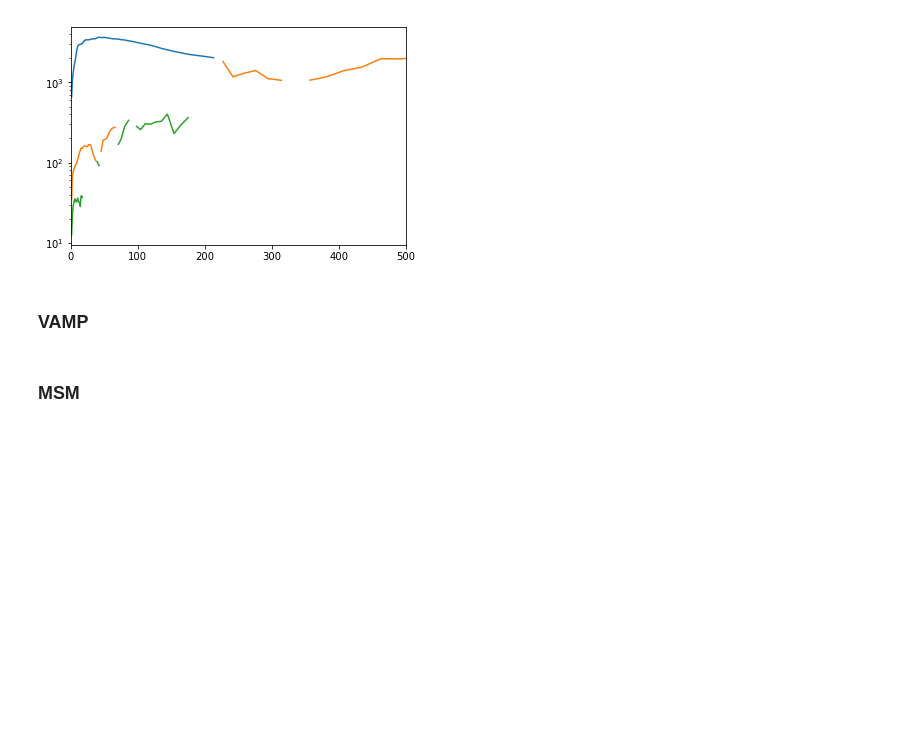
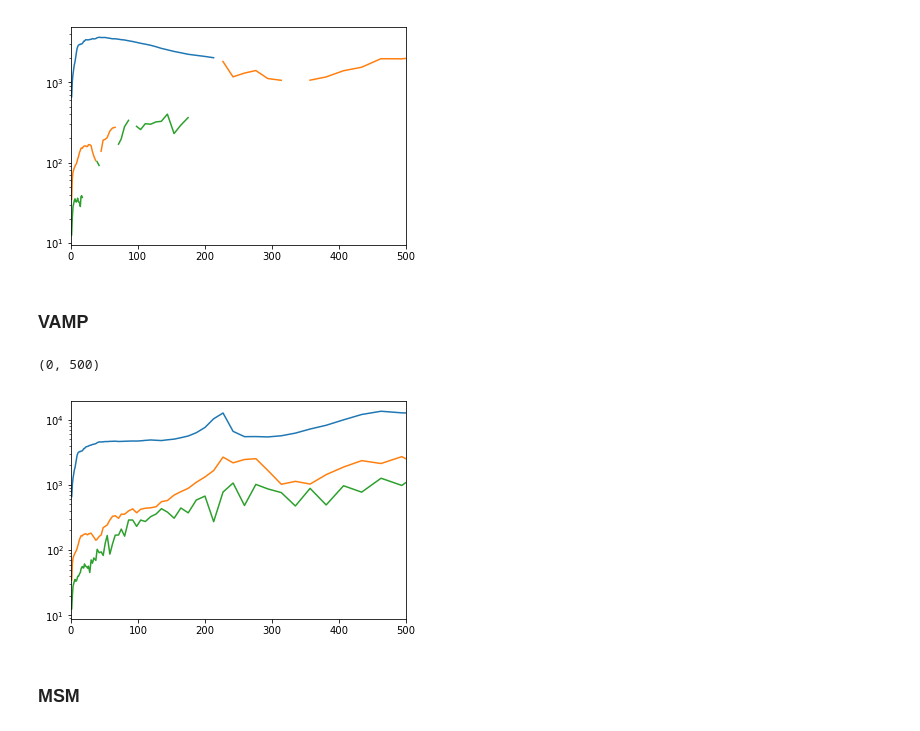
Before and after one commit to RobertArbon/water_diffusion, a Jupyter notebook: classification_explanation.ipynb, the cells around one changed output. Saved outputs shown, nothing was run; the diff lists cells and outputs as text; code cells hidden in the pictures; blank space fills up the shorter version.

```diff
--- a/classification_explanation.ipynb
+++ b/classification_explanation.ipynb
@@ -120,6 +122,13 @@ plt.xlim(0, 500)
 vamps = [coor.vamp(traj_split[idx], lag=int(lag/float(dt_ps)), dim=3, scaling='km', right=True) for lag in tica_lags]
 vamp_sv = np.concatenate([t.singular_values[:, np.newaxis] for t in vamps ], axis=1)
 vamp_ts = -tica_lags/dt_ps/np.log(vamp_sv)
+# %%
+plt.plot(tica_lags, vamp_ts.T)
+plt.yscale('log')
+plt.xlim(0, 500)
+# %% [output]
+(0, 500)
+[figure, added]
 # %% [markdown]
 ### MSM
 # %%
```
Also changed, not shown: parts of 16 cells of this notebook, 3 other files.
